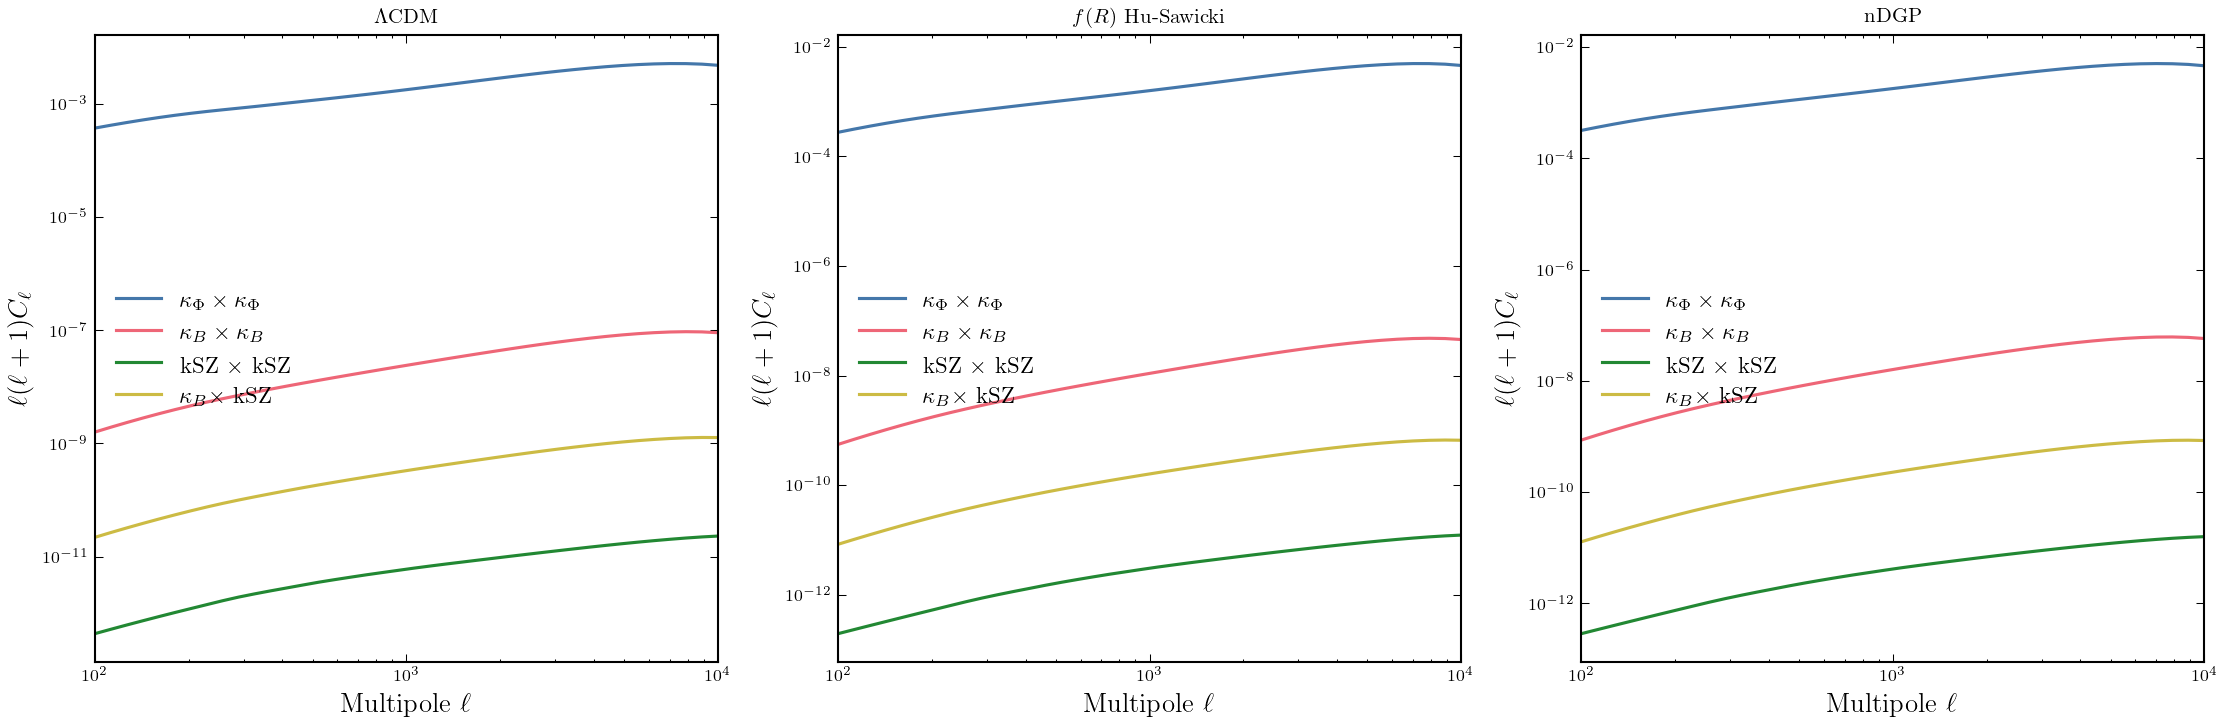
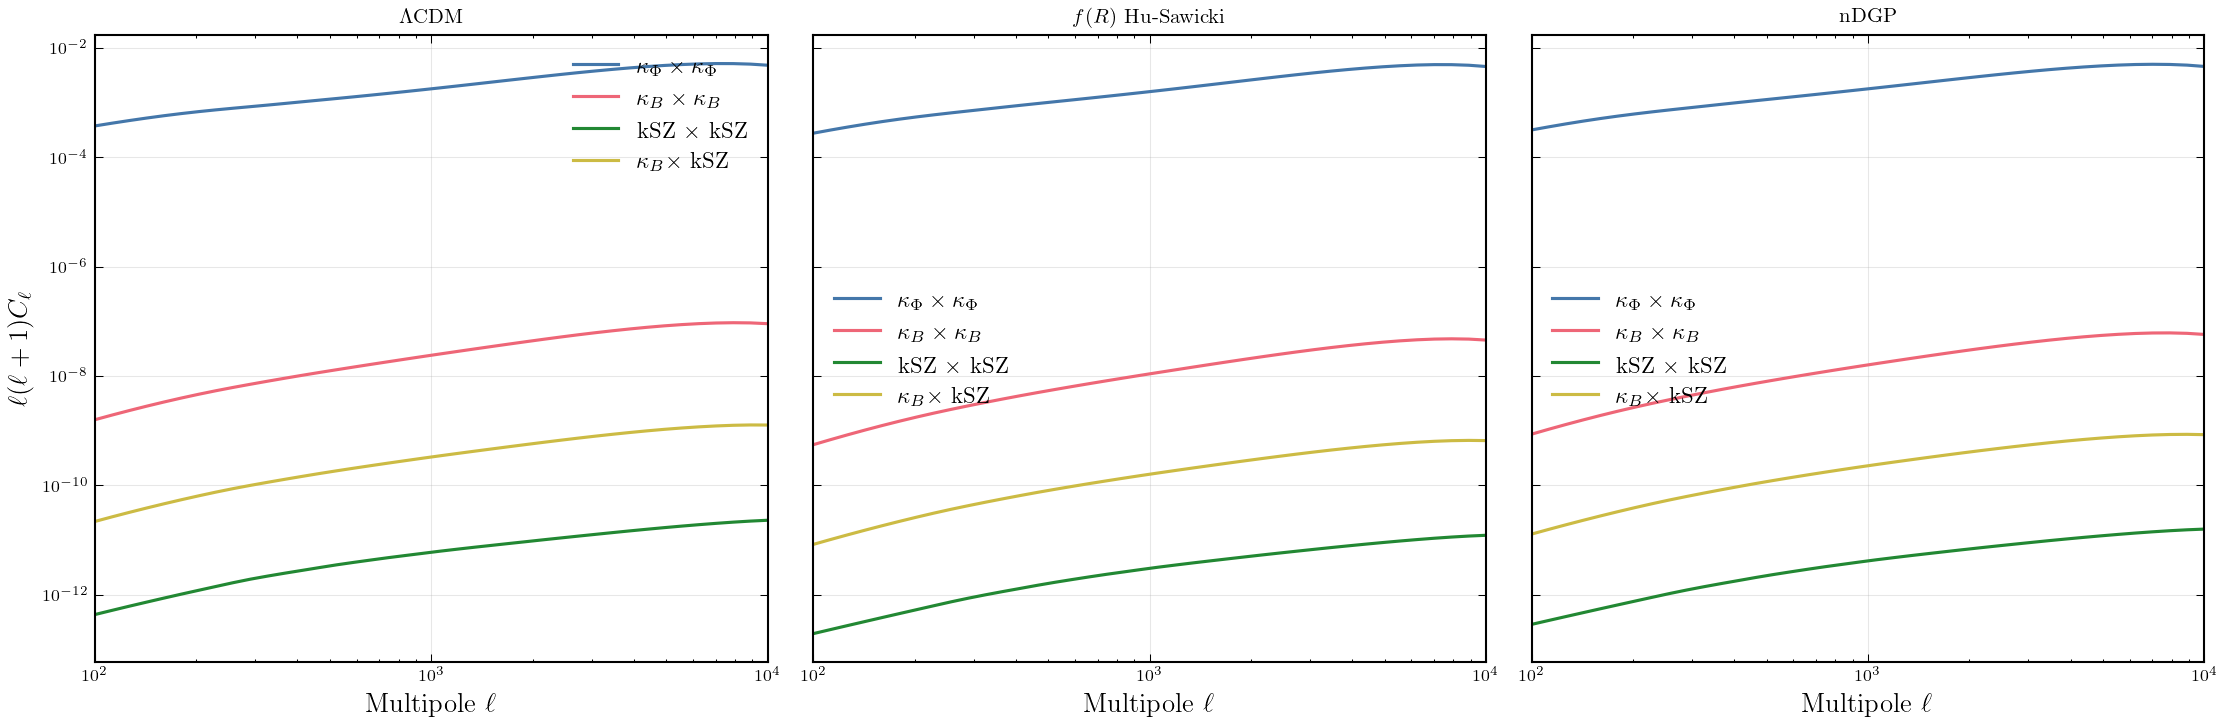
The change to this notebook cell's code, shown as a diff; its figure went from the first image to the second:
--- before
+++ after
@@ -1,3 +1,3 @@
-fig, ax = plt.subplots(1, 3, figsize=(15,5))
+fig, ax = plt.subplots(1, 3, figsize=(15,5), sharey=True)
 ax = ax.flatten()
 
@@ -8,6 +8,8 @@
     ax[idx].loglog(ell_grid[m], ell_grid[m]*(ell_grid[m]+1)*C_ells_XY[m]['B_X_kSZ'],   label=r"$\kappa_B \times$ kSZ")
     
+    if idx==0:
+        ax[idx].set_ylabel(r"$\ell(\ell+1)C_\ell$", fontsize=13)
+        
     ax[idx].set_xlabel(r"Multipole $\ell$", fontsize=13)
-    ax[idx].set_ylabel(r"$\ell(\ell+1)C_\ell$", fontsize=13)
     
     ax[idx].legend(fontsize=11, loc="best", frameon=False)

Commit: plotted SNR for various redshift